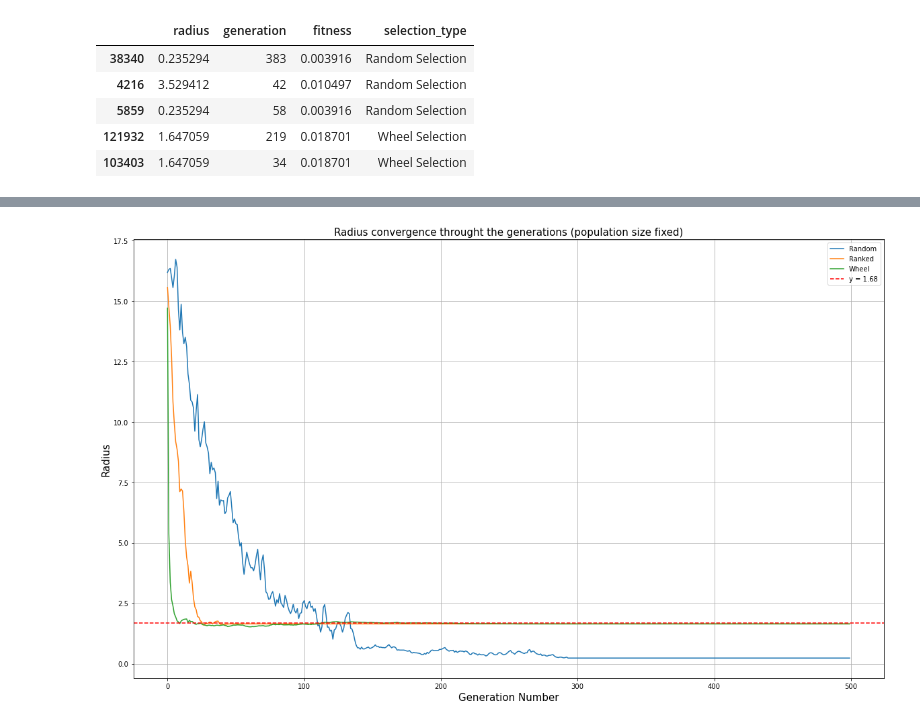
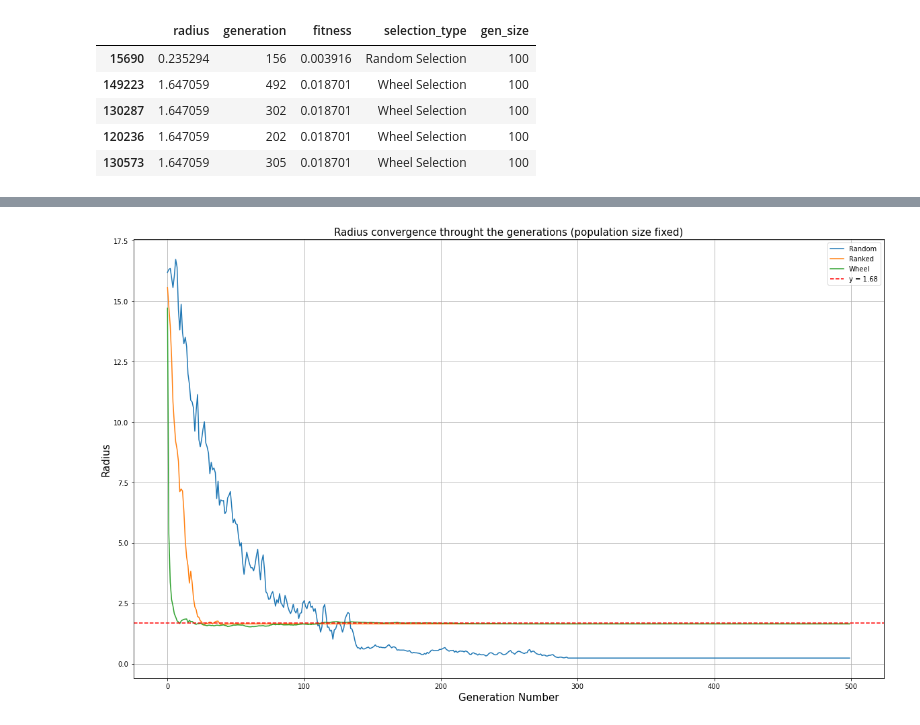
Before and after one commit to Elric-dev/HCAI_ML, a Jupyter notebook: ga_data_analysis.ipynb, the cells around one changed output, grey strips where cells are left out. Drawn from its saved outputs; the diff is of its cells as text; code cells hidden in the pictures.

```diff
--- a/ga_data_analysis.ipynb
+++ b/ga_data_analysis.ipynb
@@ -11,20 +11,20 @@ all_generations = pickle.load(fileObj)
 fileObj.close()
 # %%
 #creating one DataFrame for each selection method
-random_df = pd.DataFrame(all_generations[0])
-ranked_df = pd.DataFrame(all_generations[1])
-wheel_df = pd.DataFrame(all_generations[2])
+#random_df = pd.DataFrame(all_generations[0])
+#ranked_df = pd.DataFrame(all_generations[1])
+#wheel_df = pd.DataFrame(all_generations[2])
 #concatenating all dataframes (same dimensionality)
-generations_df = pd.concat([random_df, ranked_df,wheel_df], ignore_index=True)
+generations_df = pd.DataFrame(all_generations)
 #checking the results
 generations_df.sample(5)
 # %% [output]
-|  | radius | generation | fitness | selection_type |
-| 38340 | 0.235294 | 383 | 0.003916 | Random Selection |
-| 4216 | 3.529412 | 42 | 0.010497 | Random Selection |
-| 5859 | 0.235294 | 58 | 0.003916 | Random Selection |
-| 121932 | 1.647059 | 219 | 0.018701 | Wheel Selection |
-| 103403 | 1.647059 | 34 | 0.018701 | Wheel Selection |
+|  | radius | generation | fitness | selection_type | gen_size |
+| 15690 | 0.235294 | 156 | 0.003916 | Random Selection | 100 |
+| 149223 | 1.647059 | 492 | 0.018701 | Wheel Selection | 100 |
+| 130287 | 1.647059 | 302 | 0.018701 | Wheel Selection | 100 |
+| 120236 | 1.647059 | 202 | 0.018701 | Wheel Selection | 100 |
+| 130573 | 1.647059 | 305 | 0.018701 | Wheel Selection | 100 |
 # %%
 #Sample Statistics
 generations_df.groupby(by=['selection_type', 'generation']).describe(percentiles = [0.5])
```
Also changed, not shown: parts of 1 cell of this notebook, 2 other files.
